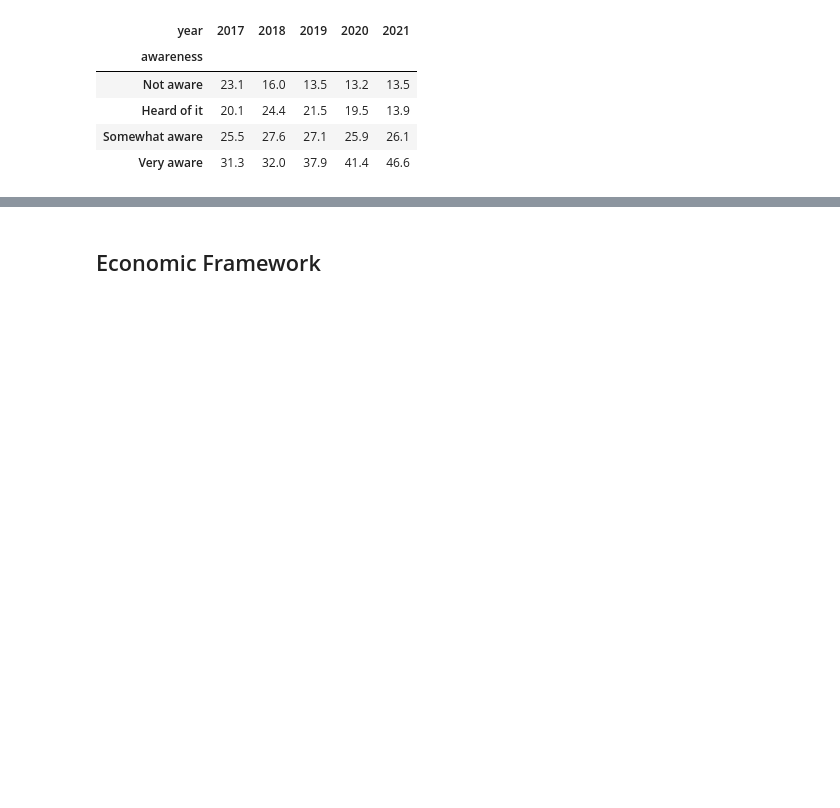
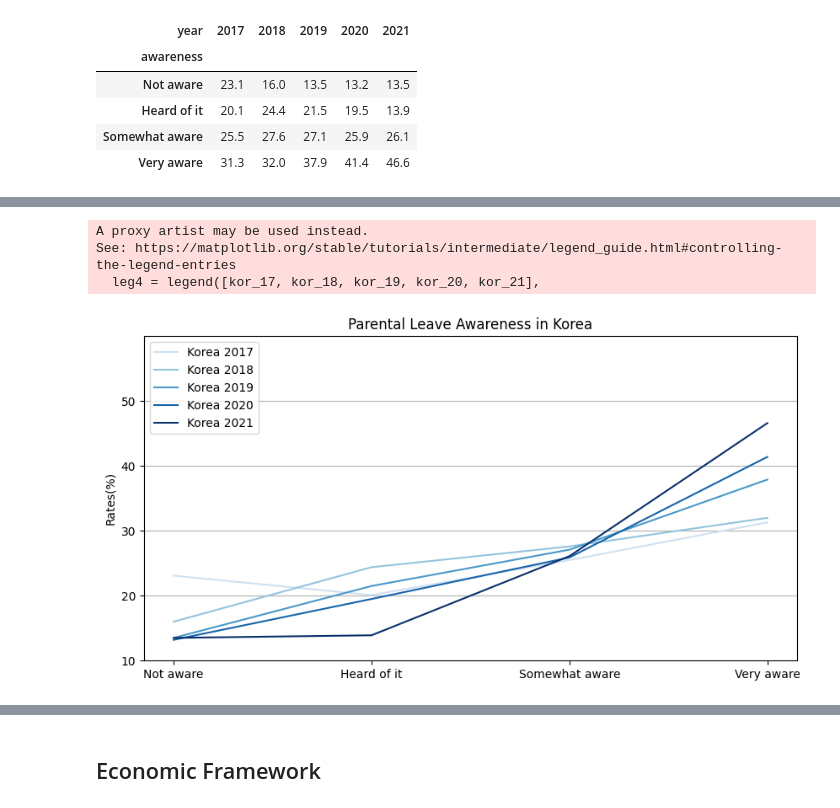
Before and after one commit to ikkjun/Declining_Fertility_Rates, a Jupyter notebook: Declining_Fertility_Rates.ipynb, the cells around one changed output, grey strips where cells are left out. Cells and saved outputs as stored; diff of their text form; code cells hidden in the pictures; blank space fills up the shorter version.

```diff
--- a/Declining_Fertility_Rates.ipynb
+++ b/Declining_Fertility_Rates.ipynb
@@ -668,0 +577,35 @@ plt.show()
+# %%
+from matplotlib.pyplot import *
+import matplotlib.cm as cm
+
+categories = ['2017', '2018', '2019', '2020', '2021']
+
+plt.figure(figsize=(10, 5))
+
+colors = cm.Blues(np.linspace(0.2, 1, len(result.columns)))
+kor_17 = plt.plot(result['2017'], label='Korea 2017', color = colors[0])
+kor_18 = plt.plot(result['2018'], label='Korea 2018', color = colors[1])
+kor_19 = plt.plot(result['2019'], label='Korea 2019', color = colors[2])
+kor_20 = plt.plot(result['2020'], label='Korea 2020', color = colors[3])
+kor_21 = plt.plot(result['2021'], label='Korea 2021', color = colors[4])
+
+leg4 = legend([kor_17, kor_18, kor_19, kor_20, kor_21],
+              [r'$Korea$', '', r'$Germany$', ''] + categories + categories,
+              loc=4, ncol=2)
+
+plt.ylim(10, 60)
+plt.xticks(range(len(result)))
+plt.yticks(np.arange(10, 51, 10))
+plt.legend()
+
+plt.ylabel('Rates(%)')
+plt.title('Parental Leave Awareness in Korea')
+
+plt.grid(axis='y')
+
+plt.show()
+# %% [output]
+A proxy artist may be used instead.
+See: https://matplotlib.org/stable/tutorials/intermediate/legend_guide.html#controlling-the-legend-entries
+  leg4 = legend([kor_17, kor_18, kor_19, kor_20, kor_21],
+[figure, added]
```
Also changed, not shown: parts of 6 cells of this notebook.
